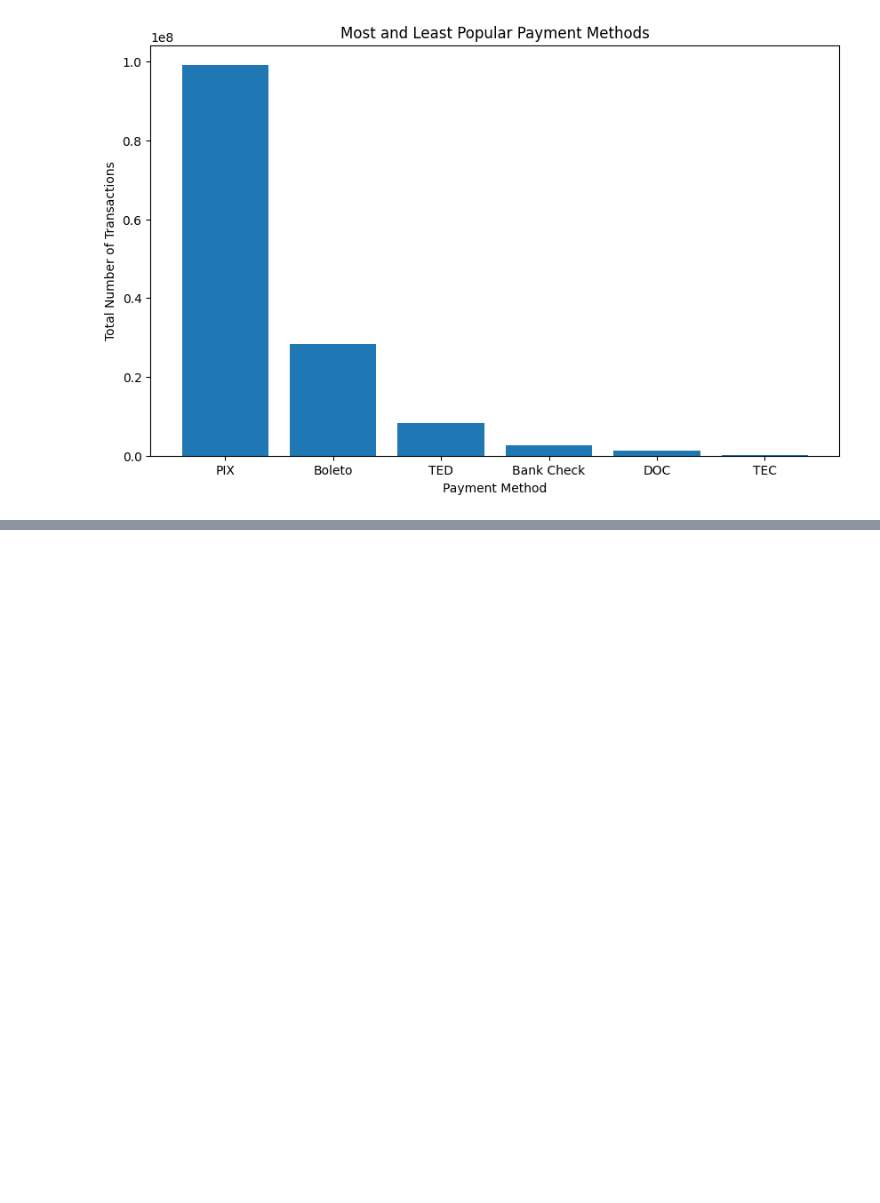
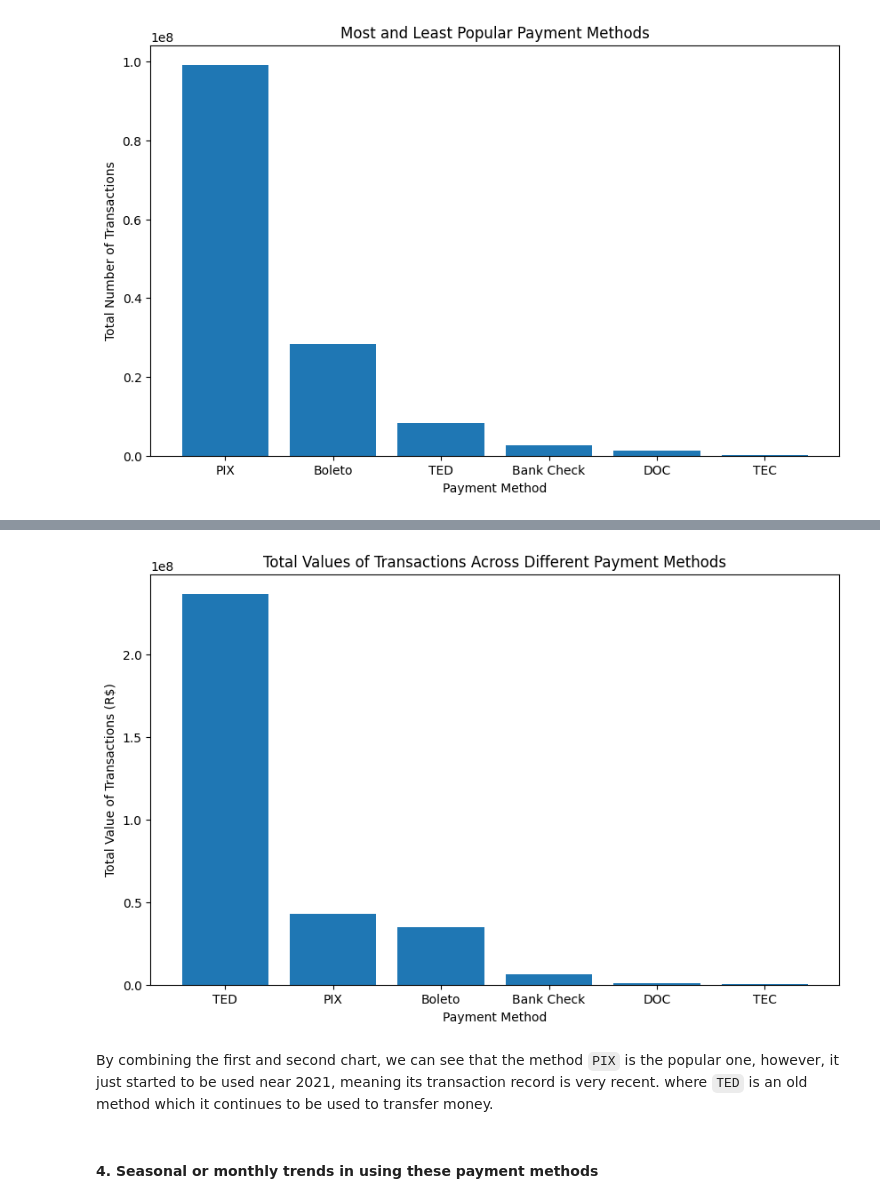
Before and after one commit to jacquesbilombe/Payment-Patterns-Brazil, a Jupyter notebook: Payment_Patterns_Brazil.ipynb, the cells around one changed output, grey strips where cells are left out. Saved outputs shown, nothing was run; the diff lists cells and outputs as text; code cells hidden in the pictures; blank space fills up the shorter version.

```diff
--- a/Payment_Patterns_Brazil.ipynb
+++ b/Payment_Patterns_Brazil.ipynb
@@ -328,0 +331,19 @@ plt.show()
+# %%
+# Sum the value of transactions for each payment method
+total_values = {
+    'PIX': df['valuePix'].sum(),
+    'TED': df['valueTED'].sum(),
+    'TEC': df['valueTEC'].sum(),
+    'Bank Check': df['valueBankCheck'].sum(),
+    'Boleto': df['valueBrazilianBoletoPayment'].sum(),
+    'DOC': df['valueDOC'].sum()
+}
+# %%
+total_values_df = pd.DataFrame(list(total_values.items()),
+                               columns=['Payment Method', 'Total Values (R$)'])
+
+# Sort by total values
+total_values_df = total_values_df.sort_values(by='Total Values (R$)',
+                                              ascending=False)
+
+total_values_df.head()
@@ -328,0 +357,14 @@ plt.show()
+# %%
+# Plot
+plt.figure(figsize=(10, 6))
+plt.bar(total_values_df['Payment Method'], total_values_df['Total Values (R$)'])
+plt.xlabel('Payment Method')
+plt.ylabel('Total Value of Transactions (R$)')
+plt.title('Total Values of Transactions Across Different Payment Methods')
+plt.show()
+# %% [output]
+[figure, added]
+# %% [markdown]
+By combining the first and second chart, we can see that the method `PIX` is the popular one, however, it just started to be used near 2021, meaning its transaction record is very recent. where `TED` is an old method which it continues to be used to transfer money.
+# %% [markdown]
+#### 4. Seasonal or monthly trends in using these payment methods
```
Also changed, not shown: parts of 7 cells of this notebook.
